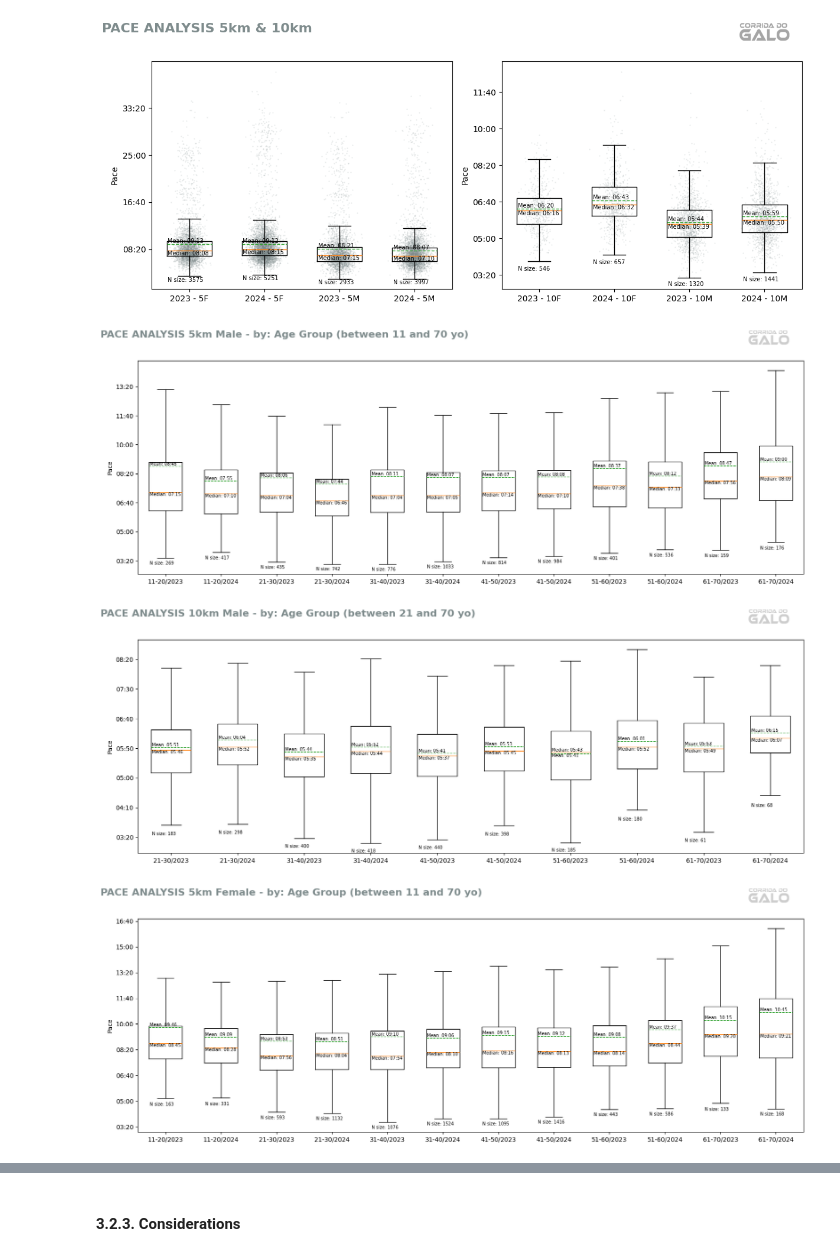
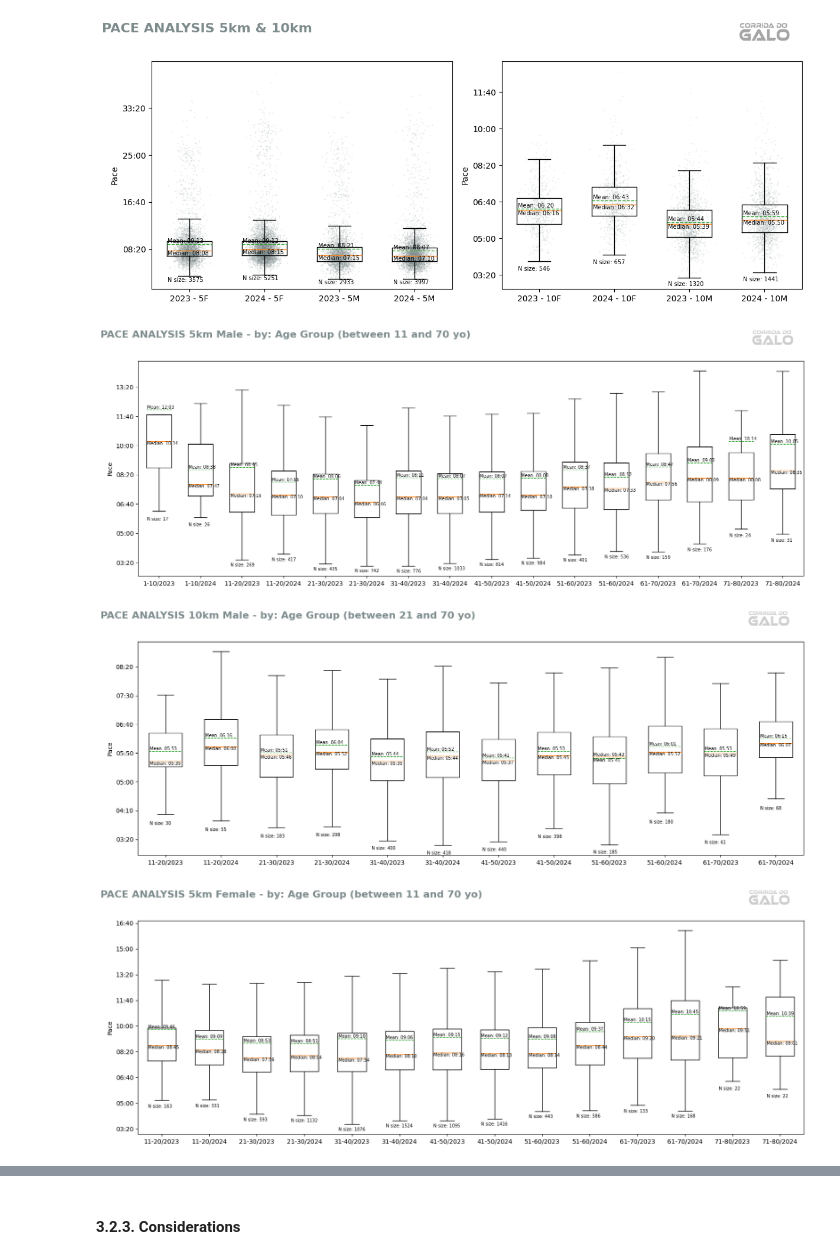
Before and after one commit to rocha-carvalhaes/galo_race_2.0, a Jupyter notebook: notebooks/performance_eda.ipynb, the cells around one changed output, grey strips where cells are left out. Cells and saved outputs as stored; diff of their text form; code cells hidden in the pictures.

```diff
--- a/notebooks/performance_eda.ipynb
+++ b/notebooks/performance_eda.ipynb
@@ -592,26 +592,26 @@ fig, ax = boxplot_by(
 # %%
 fig_title = 'PACE ANALYSIS 5km Male - by: Age Group (between 11 and 70 yo)'
 
 age_groups = df['age_group'].sort_values(ascending=True).unique()
 years = df['year'].sort_values(ascending=True).unique()
 series_names_5m = []
 series_data_5m = []
 for age_group in age_groups:
     for year in years:
         data = df.loc[(df['age_group']==age_group) & (df['year']==year) & (df['dist_num']==5) & (df['gender']=='M'), 'pace_s']
-        if len(data) > 60:
+        if len(data) > 10:
             series_names_5m.append(f'{age_group}/{year}')
             series_data_5m.append(data)
 
 fig, ax = boxplot_by(
     series_names=series_names_5m,
     series_data=series_data_5m,
     fig_title=fig_title,
     display='v',
     figsize=(16, 6),
     add_jitter=False)
 # %% [output]
-[figure, old version]
+[figure, new version]
 # %%
 fig_title = 'PACE ANALYSIS 10km Male - by: Age Group (between 21 and 70 yo)'
 
@@ -622,7 +622,7 @@ series_data_5m = []
 for age_group in age_groups:
     for year in years:
         data = df.loc[(df['age_group']==age_group) & (df['year']==year) & (df['dist_num']==10) & (df['gender']=='M'), 'pace_s']
-        if len(data) > 60:
+        if len(data) > 20:
             series_names_5m.append(f'{age_group}/{year}')
             series_data_5m.append(data)
 
@@ -634,7 +634,7 @@ fig, ax = boxplot_by(
     figsize=(16, 6),
     add_jitter=False)
 # %% [output]
-[figure, old version]
+[figure, new version]
 # %%
 fig_title = 'PACE ANALYSIS 5km Female - by: Age Group (between 11 and 70 yo)'
 
@@ -645,7 +645,7 @@ series_data_5m = []
 for age_group in age_groups:
     for year in years:
         data = df.loc[(df['age_group']==age_group) & (df['year']==year) & (df['dist_num']==5) & (df['gender']=='F'), 'pace_s']
-        if len(data) > 60:
+        if len(data) > 20:
             series_names_5m.append(f'{age_group}/{year}')
             series_data_5m.append(data)
 
@@ -657,7 +657,7 @@ fig, ax = boxplot_by(
     figsize=(16, 6),
     add_jitter=False)
 # %% [output]
-[figure, old version]
+[figure, new version]
 # %%
 fig_title = 'PACE ANALYSIS 10km Female - by: Age Group (between 21 and 60 yo)'
 
```
Also changed, not shown: parts of 2 cells of this notebook.
